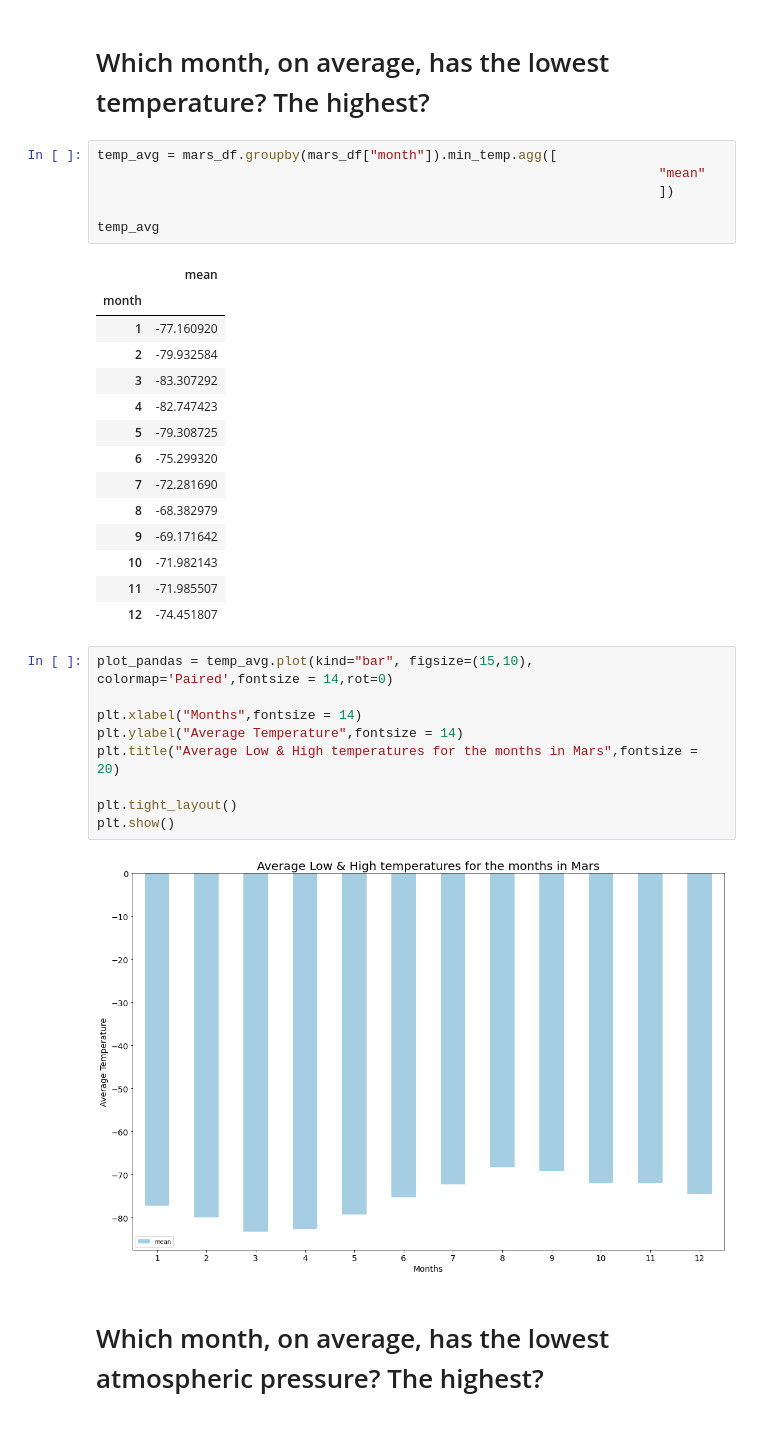
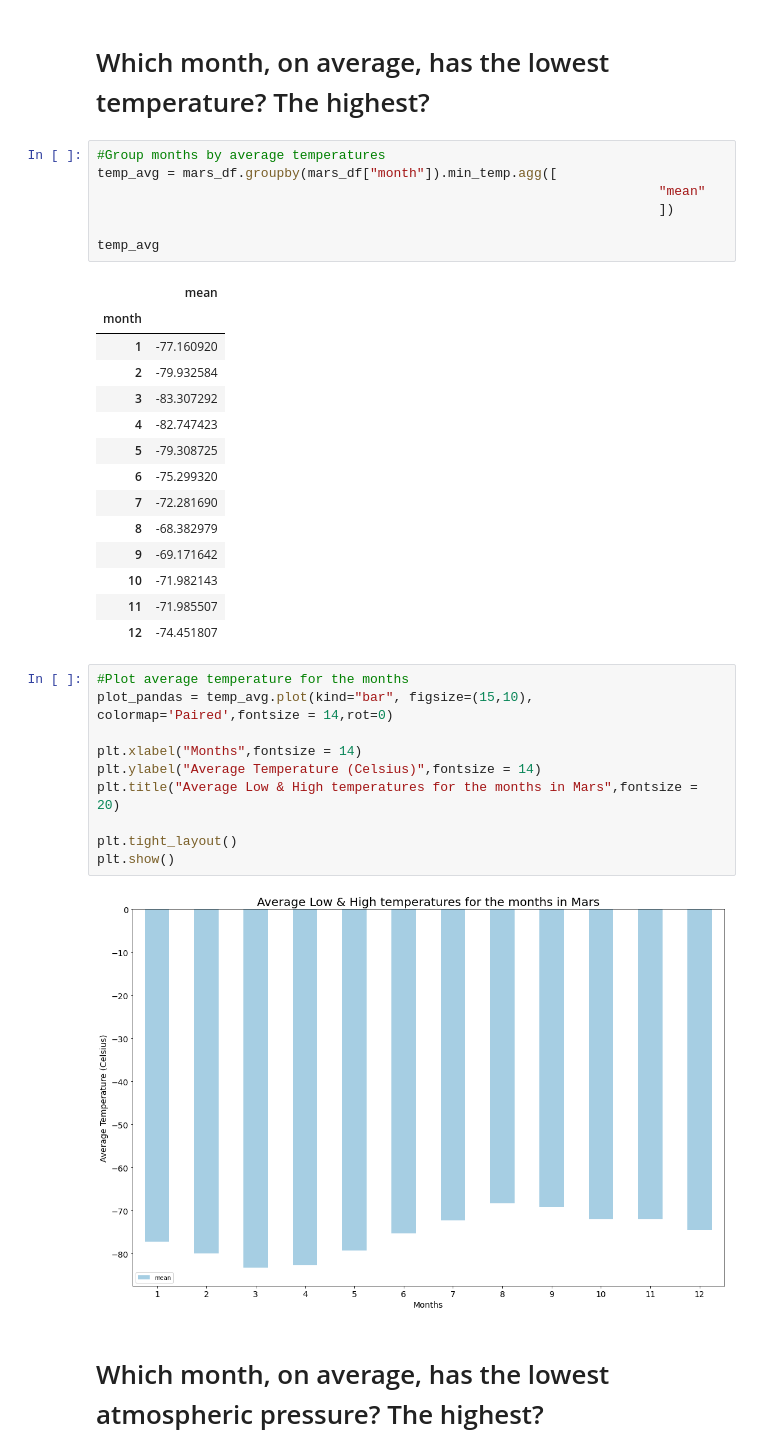
Before and after one commit to Master-Leo/Web-Scraping-Challenge, a Jupyter notebook: mars_data_challenge_part_2.ipynb, the cells around one changed output. Drawn from its saved outputs; the diff is of its cells as text.

```diff
--- a/mars_data_challenge_part_2.ipynb
+++ b/mars_data_challenge_part_2.ipynb
@@ -125,6 +130,7 @@ plt.show()
 # %% [markdown]
 # Which month, on average, has the lowest temperature? The highest?
 # %%
+#Group months by average temperatures
 temp_avg = mars_df.groupby(mars_df["month"]).min_temp.agg([
                                                                         "mean"
                                                                         ])
@@ -146,16 +152,17 @@ temp_avg
 | 11 | -71.985507 |
 | 12 | -74.451807 |
 # %%
+#Plot average temperature for the months
 plot_pandas = temp_avg.plot(kind="bar", figsize=(15,10), colormap='Paired',fontsize = 14,rot=0)
 
 plt.xlabel("Months",fontsize = 14)
-plt.ylabel("Average Temperature",fontsize = 14)
+plt.ylabel("Average Temperature (Celsius)",fontsize = 14)
 plt.title("Average Low & High temperatures for the months in Mars",fontsize = 20)
 
 plt.tight_layout()
 plt.show()
 # %% [output]
-[figure, old version]
+[figure, new version]
 # %% [markdown]
 # Which month, on average, has the lowest atmospheric pressure? The highest?
 # %%
```
Also changed, not shown: parts of 5 cells of this notebook, 1 other file.
